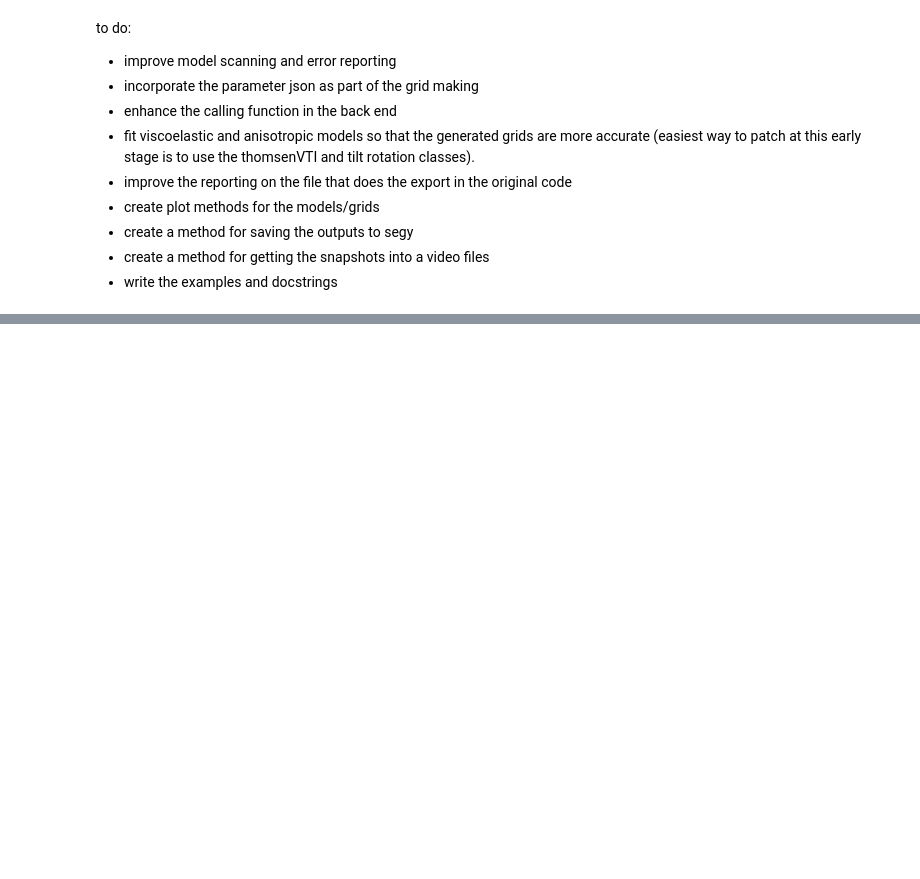
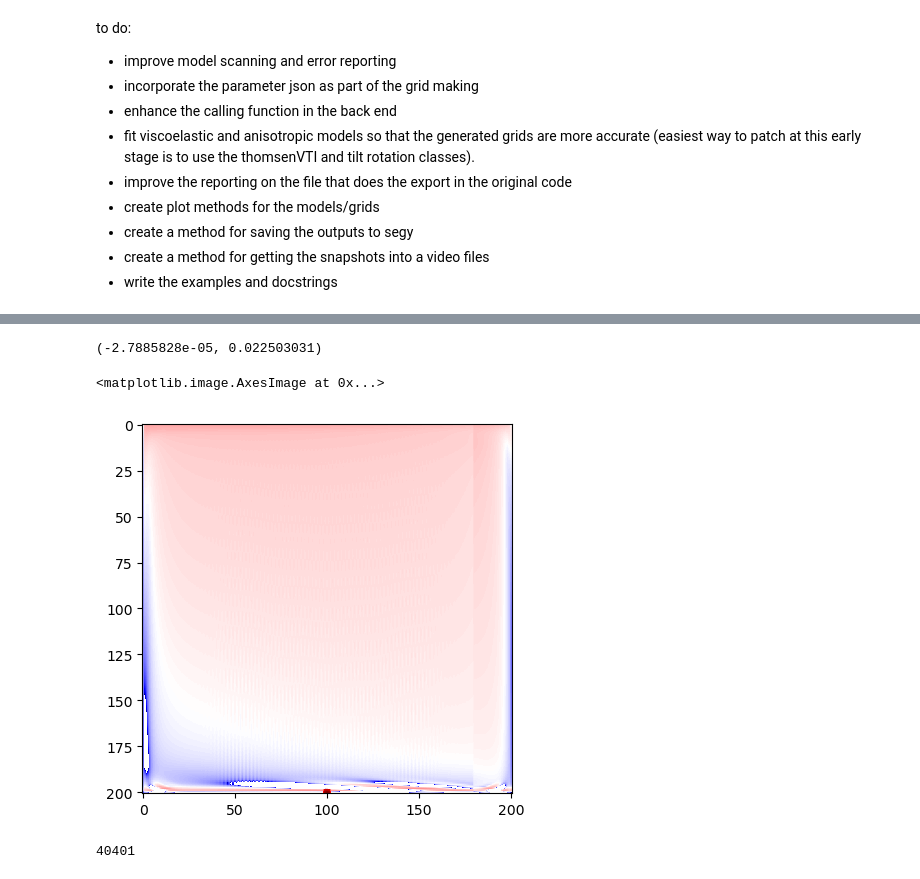
Before and after one commit to gpap-gpap/mantis-core-examples, a Jupyter notebook: Example_5_Finite_difference.ipynb, the cells around one changed output, grey strips where cells are left out. Cells and saved outputs as stored; diff of their text form; code cells hidden in the pictures; blank space fills up the shorter version.

```diff
--- a/Example_5_Finite_difference.ipynb
+++ b/Example_5_Finite_difference.ipynb
@@ -64,0 +108,20 @@ to do:
+# %%
+import numpy as np
+with open ("./wave_modelling_backend/test/snapshots/P-0024000.bin", "r") as f:
+    snap = np.fromfile(f, dtype=np.float32)
+    snap = snap.reshape(201, 201)
+# %%
+snap2 = snap/snap.mean()
+snap.min(), snap.max()
+# %% [output]
+(-2.7885828e-05, 0.022503031)
+# %%
+import matplotlib.pyplot as plt
+plt.imshow(snap2, cmap="seismic", norm="log")
+# %% [output]
+<matplotlib.image.AxesImage at 0x...>
+[figure, added]
+# %%
+201 * 201
+# %% [output]
+40401
```
Also changed, not shown: parts of 15 cells of this notebook, 16 other files.
